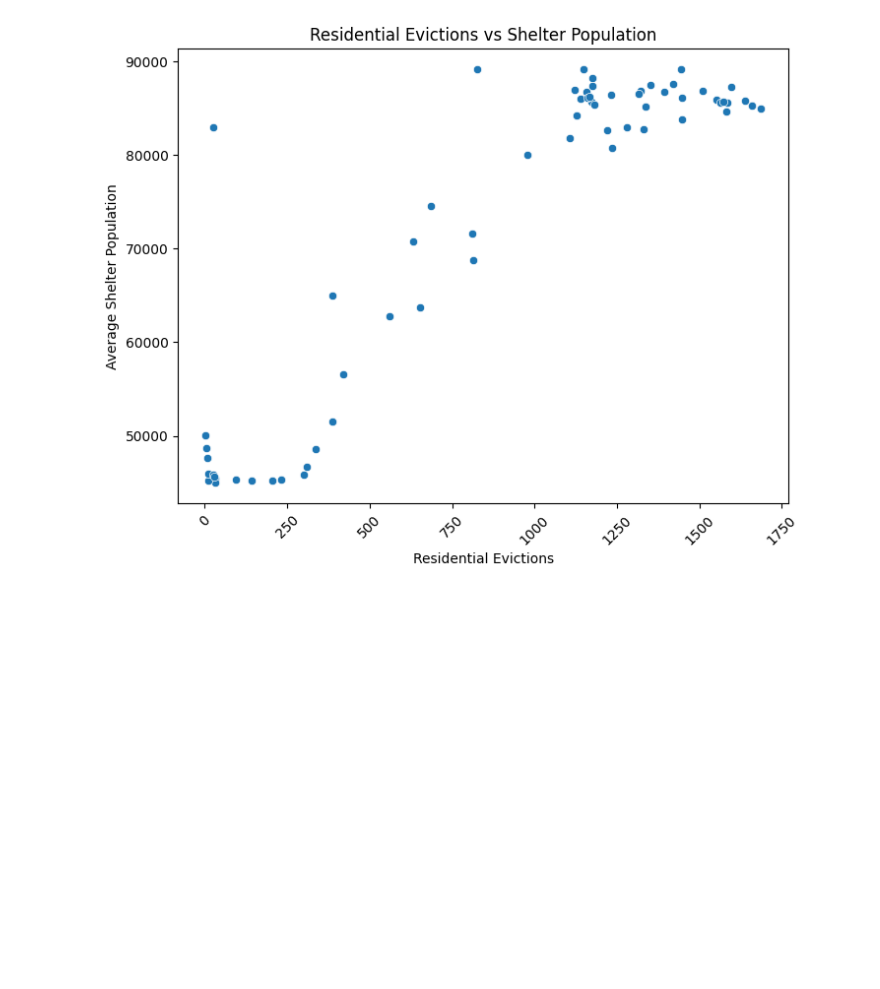
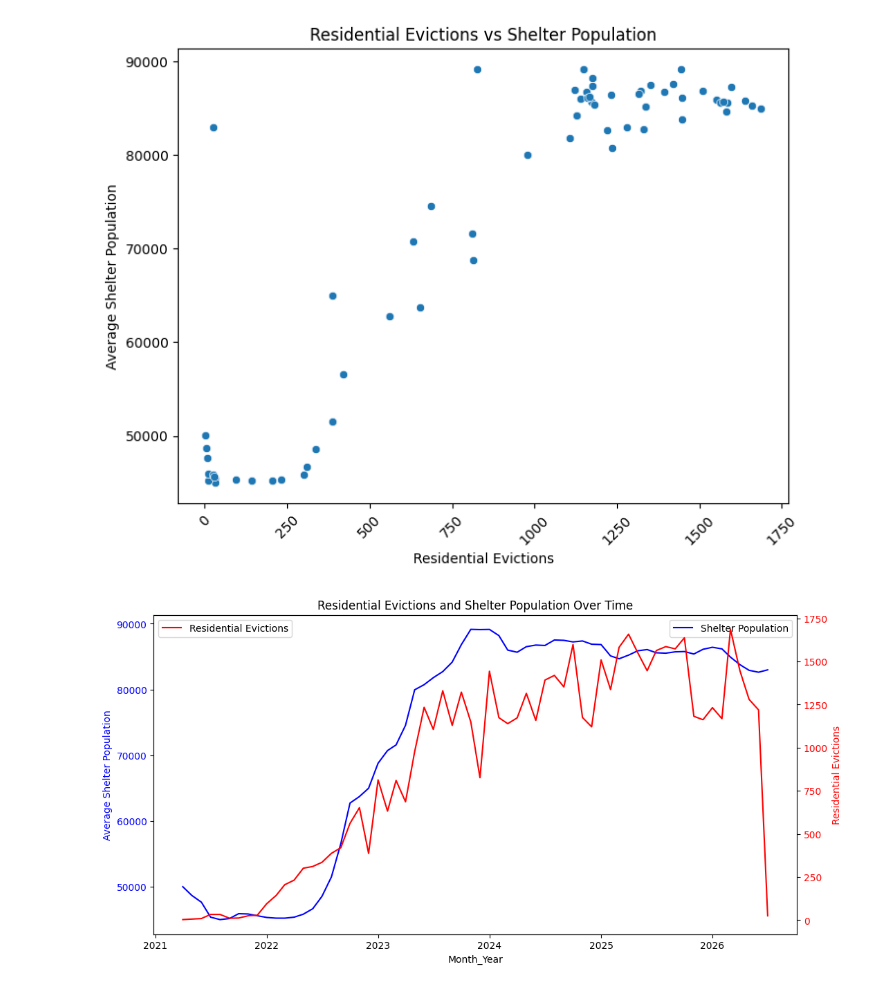
Before and after one commit to abs1106/Better-NY-Shelter-Buildings, a Jupyter notebook: nyc_shelter_data_proj/Untitled.ipynb, the cells around one changed output. Saved outputs shown, nothing was run; the diff lists cells and outputs as text; code cells hidden in the pictures; blank space fills up the shorter version.

Commit message:
added new graphs

```diff
--- a/nyc_shelter_data_proj/Untitled.ipynb
+++ b/nyc_shelter_data_proj/Untitled.ipynb
@@ -390,3 +407,38 @@ plt.xticks(rotation=45)
 plt.show()
 # %% [output]
 [figure]
+# %%
+fig, ax1 = plt.subplots(figsize=(12,6))
+
+sns.lineplot(
+    data=df_comb,
+    x='Month_Year',
+    y='Average Shelter Population',
+    color='blue',
+    ax=ax1,
+    label='Shelter Population'
+)
+
+ax1.set_ylabel('Average Shelter Population', color='blue')
+ax1.tick_params(axis='y', labelcolor='blue')
+
+ax2 = ax1.twinx()
+
+sns.lineplot(
+    data=df_comb,
+    x='Month_Year',
+    y='Residential Evictions',
+    color='red',
+    ax=ax2,
+    label='Residential Evictions'
+)
+
+ax2.set_ylabel('Residential Evictions', color='red')
+ax2.tick_params(axis='y', labelcolor='red')
+
+plt.title('Residential Evictions and Shelter Population Over Time')
+plt.xticks(rotation=45)
+
+plt.show()
+# %% [output]
+[figure, added]
```
Also changed, not shown: parts of 18 cells of this notebook.
